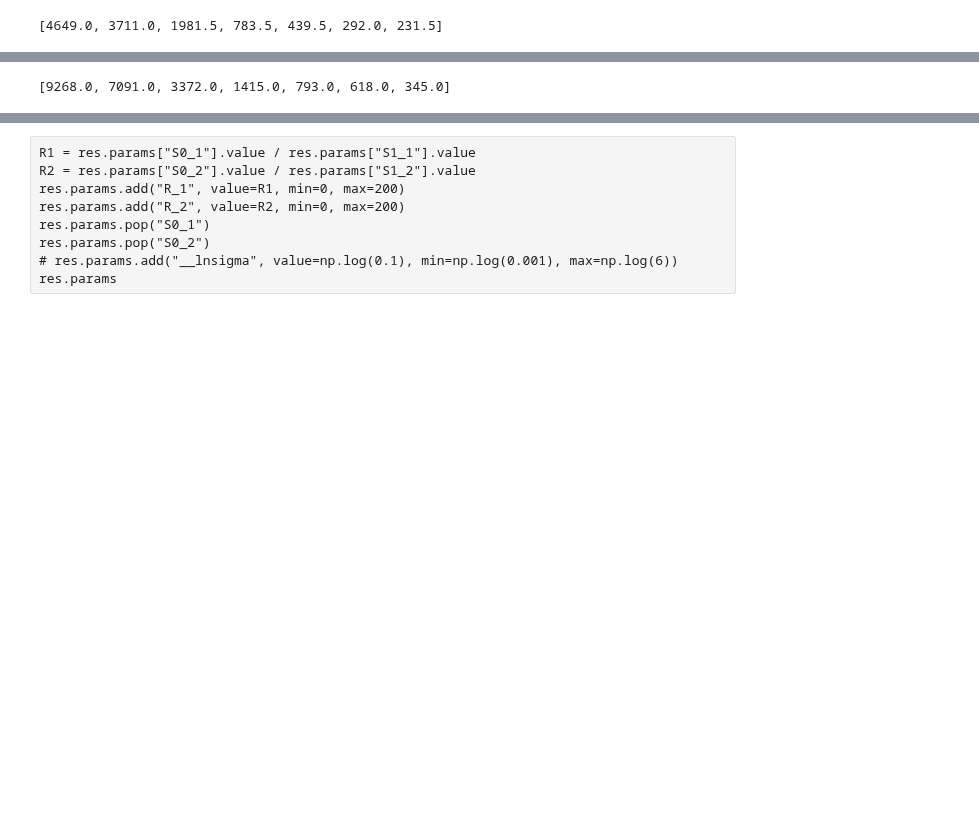
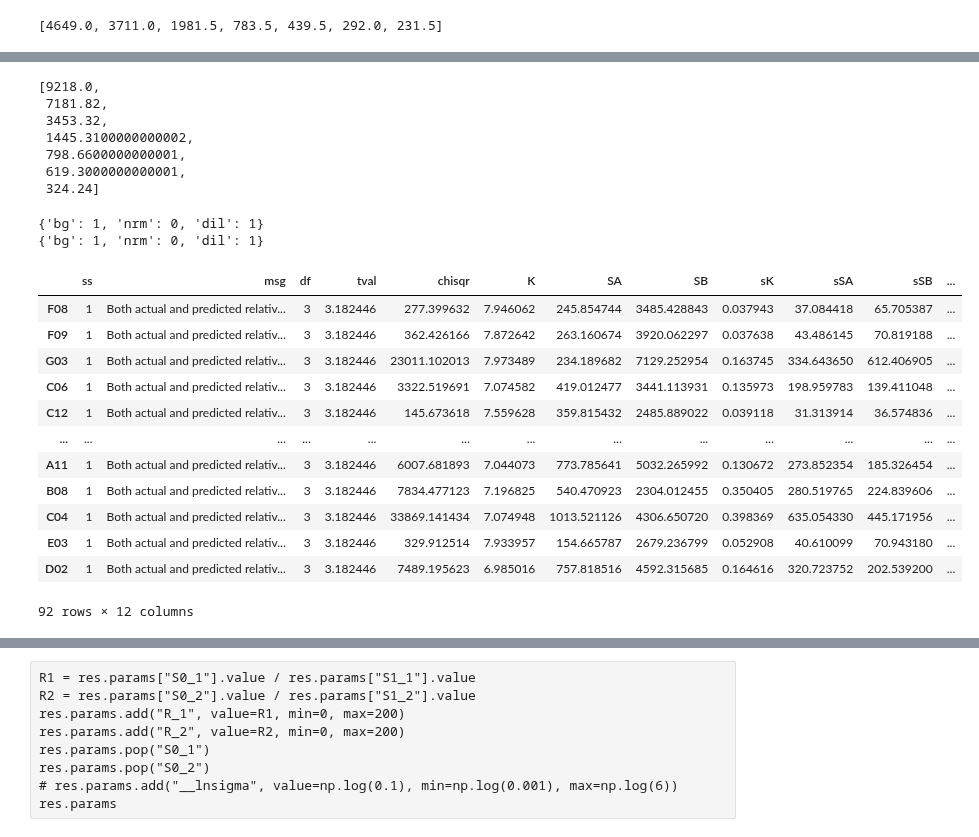
Before and after one commit to darosio/ClopHfit, a Jupyter notebook: docs/tutorials/prtecan.ipynb, the cells around one changed output, grey strips where cells are left out. Cells and saved outputs as stored; diff of their text form; code cells hidden in the pictures; blank space fills up the shorter version.

Commit message:
refactor: Add fitresults and fit_args properties to TitAn

```diff
--- a/docs/tutorials/prtecan.ipynb
+++ b/docs/tutorials/prtecan.ipynb
@@ -160,3 +183,6 @@ ph_an.labelblocksgroups[1].data_buffersubtracted["A01"]
 [4649.0, 3711.0, 1981.5, 783.5, 439.5, 292.0, 231.5]
 # %%
 # ph_an.datafit_params = {"bg": True}
+# %%
+ph_an.datafit_params = {"bg": 1, "nrm": 0, "dil": 1}
+ph_an.datafit[1]["E06"]
@@ -163,6 +197,30 @@ ph_an.labelblocksgroups[1].data_buffersubtracted["A01"]
 # %%
-ph_an.datafit[1]["E06"]
+ph_an.data[1]["E06"]
 # %% [output]
-[9268.0, 7091.0, 3372.0, 1415.0, 793.0, 618.0, 345.0]
+[9218.0,
+ 7181.82,
+ 3453.32,
+ 1445.3100000000002,
+ 798.6600000000001,
+ 619.3000000000001,
+ 324.24]
+# %%
+ph_an.fitresults[1]
+# %% [output]
+{'bg': 1, 'nrm': 0, 'dil': 1}
+{'bg': 1, 'nrm': 0, 'dil': 1}
+|  | ss | msg | df | tval | chisqr | K | SA | SB | sK | sSA | sSB | ... |
+| F08 | 1 | Both actual and predicted relativ... | 3 | 3.182446 | 277.399632 | 7.946062 | 245.854744 | 3485.428843 | 0.037943 | 37.084418 | 65.705387 | ... |
+| F09 | 1 | Both actual and predicted relativ... | 3 | 3.182446 | 362.426166 | 7.872642 | 263.160674 | 3920.062297 | 0.037638 | 43.486145 | 70.819188 | ... |
+| G03 | 1 | Both actual and predicted relativ... | 3 | 3.182446 | 23011.102013 | 7.973489 | 234.189682 | 7129.252954 | 0.163745 | 334.643650 | 612.406905 | ... |
+| C06 | 1 | Both actual and predicted relativ... | 3 | 3.182446 | 3322.519691 | 7.074582 | 419.012477 | 3441.113931 | 0.135973 | 198.959783 | 139.411048 | ... |
+| C12 | 1 | Both actual and predicted relativ... | 3 | 3.182446 | 145.673618 | 7.559628 | 359.815432 | 2485.889022 | 0.039118 | 31.313914 | 36.574836 | ... |
+| ... | ... | ... | ... | ... | ... | ... | ... | ... | ... | ... | ... | ... |
+| A11 | 1 | Both actual and predicted relativ... | 3 | 3.182446 | 6007.681893 | 7.044073 | 773.785641 | 5032.265992 | 0.130672 | 273.852354 | 185.326454 | ... |
+| B08 | 1 | Both actual and predicted relativ... | 3 | 3.182446 | 7834.477123 | 7.196825 | 540.470923 | 2304.012455 | 0.350405 | 280.519765 | 224.839606 | ... |
+| C04 | 1 | Both actual and predicted relativ... | 3 | 3.182446 | 33869.141434 | 7.074948 | 1013.521126 | 4306.650720 | 0.398369 | 635.054330 | 445.171956 | ... |
+| E03 | 1 | Both actual and predicted relativ... | 3 | 3.182446 | 329.912514 | 7.933957 | 154.665787 | 2679.236799 | 0.052908 | 40.610099 | 70.943180 | ... |
+| D02 | 1 | Both actual and predicted relativ... | 3 | 3.182446 | 7489.195623 | 6.985016 | 757.818516 | 4592.315685 | 0.164616 | 320.723752 | 202.539200 | ... |
+92 rows × 12 columns
 # %%
 ph_an.fit("pH")
```
Also changed, not shown: parts of 33 cells of this notebook, 3 other files.
